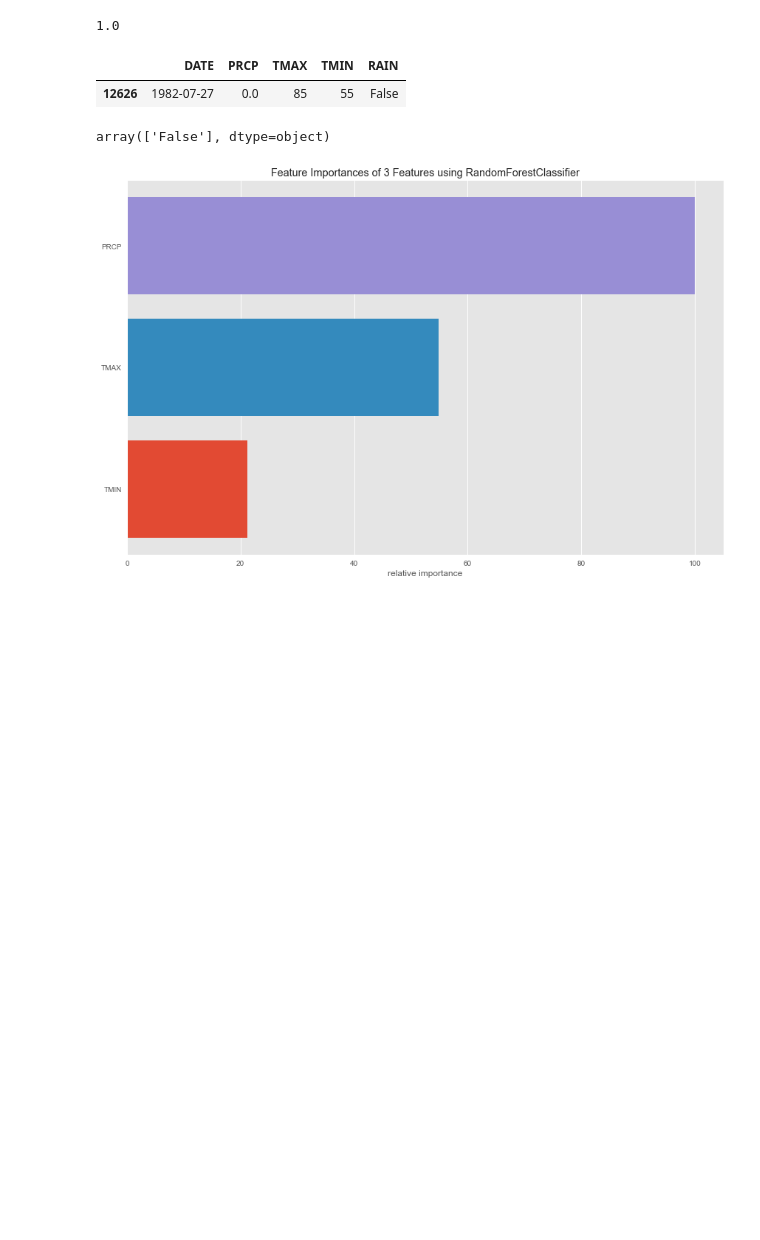
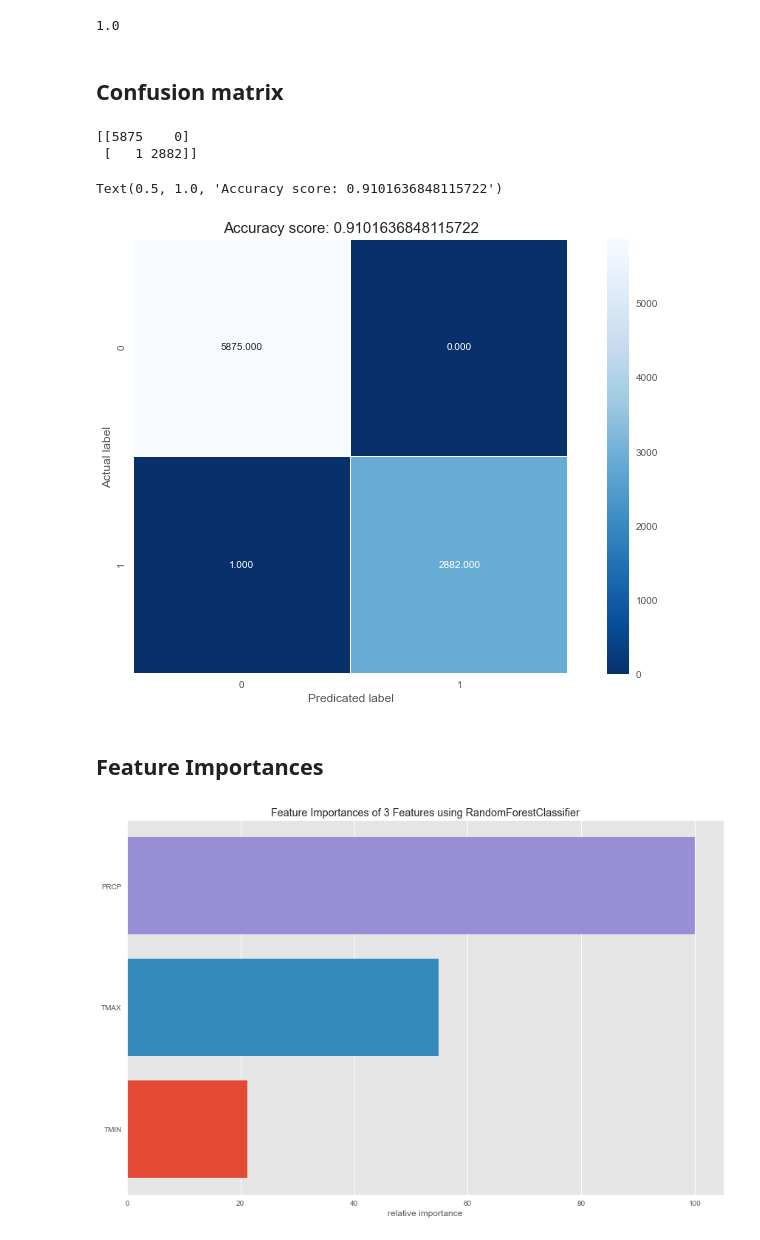
Before and after one commit to mmehmadi94/Data_Science_Bootcamp_codingDojo, a Jupyter notebook: Assignments/ML /Heuristic_ Quantitative Model/seattle_weather_assignment.ipynb, the cells around one changed output. Saved outputs shown, nothing was run; the diff lists cells and outputs as text; code cells hidden in the pictures; blank space fills up the shorter version.

```diff
--- a/Assignments/ML /Heuristic_ Quantitative Model/seattle_weather_assignment.ipynb
+++ b/Assignments/ML /Heuristic_ Quantitative Model/seattle_weather_assignment.ipynb
@@ -263,15 +265,31 @@ Accuracy: 0.999885818680064
 clf.score(X_train, y_train)
 # %% [output]
 1.0
-# %%
-df.sample()
-# %% [output]
-|  | DATE | PRCP | TMAX | TMIN | RAIN |
-| 12626 | 1982-07-27 | 0.0 | 85 | 55 | False |
-# %%
-RF.predict([[0.0,85,55]])
-# %% [output]
-array(['False'], dtype=object)
+# %% [markdown]
+## Confusion matrix
+# %%
+Prediction = RF.predict(X_test)
+cm = metrics.confusion_matrix(y_test, Prediction)
+print (cm)
+# %% [output]
+[[5875    0]
+ [   1 2882]]
+# %%
+import seaborn as sns
+
+plt.figure(figsize=(14,8))
+
+sns.heatmap(cm, annot =True, fmt = ".3f", linewidths = 0.5, square = True ,cmap = 'Blues_r')
+
+plt.xlabel("Predicated label")
+plt.ylabel("Actual label")
+title = 'Accuracy score: {0}'.format(score)
+plt.title(title, size = 15)
+# %% [output]
+Text(0.5, 1.0, 'Accuracy score: 0.9101636848115722')
+[figure, added]
+# %% [markdown]
+## Feature Importances
 # %%
 plt.rcParams['figure.figsize'] = (12,8)
 plt.style.use("ggplot")
```
Also changed, not shown: parts of 4 cells of this notebook.
